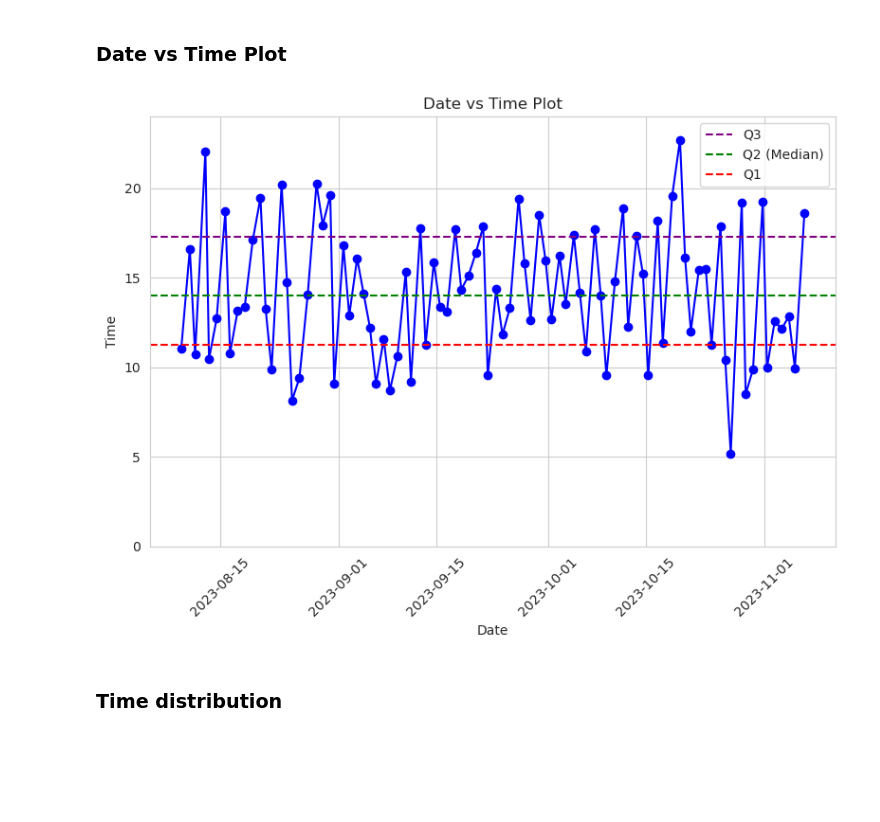
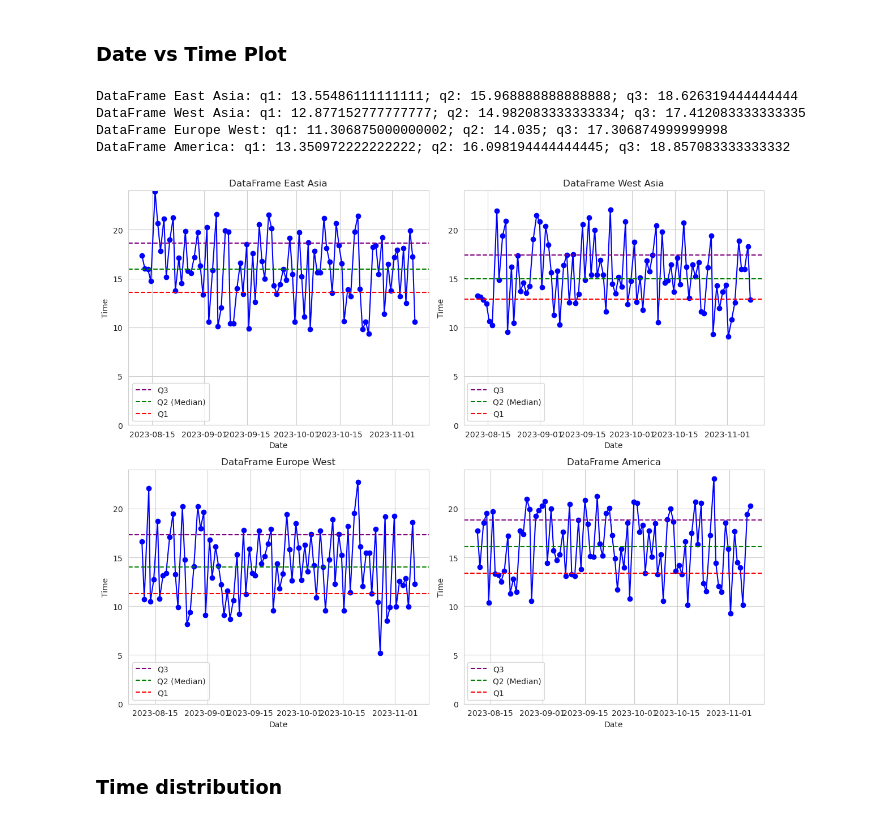
Before and after one commit to CallumAlexander/BeReal.-Analysis, a Jupyter notebook: notebook.ipynb, the cells around one changed output. Saved outputs shown, nothing was run; the diff lists cells and outputs as text; code cells hidden in the pictures; blank space fills up the shorter version.

Commit message:
Integrating all the dataframes together for much more analysis

```diff
--- a/notebook.ipynb
+++ b/notebook.ipynb
@@ -31,11 +50,23 @@ def float_to_time(time_float):
 ## Beginning of Analysis
 # %%
 day_names = ['Monday', 'Tuesday', 'Wednesday', 'Thursday', 'Friday', 'Saturday', 'Sunday']
+timezone_names = ['East Asia', 'West Asia', 'Europe West', 'America']
 current_time = datetime.now()
 current_time = current_time.hour + current_time.minute / 60 + current_time.second / 3600
 
-df = pd.read_csv('BRTimeHistory_1699221717_Europe_London.csv')
-df['Timestamp'] = pd.to_datetime(df['Timestamp'])
+df = pd.read_csv('BRTimeHistory_1699215361_UTC.csv')
+df['Timestamp'] = pd.to_datetime(df['Timestamp'], utc=True).dt.tz_convert('UTC')
+
+df['Timestamp'] = df.apply(lambda row: convert_timestamp(row), axis=1)
+print(df.head())
+# df['Timestamp'] = pd.to_datetime(df['Timestamp']).dt.tz_localize(None)
+# df['Timestamp'] = df['Timestamp'].dt.to_pydatetime()
+
+pydatetimes = []
+for ts in df['Timestamp']:
+    pydatetimes.append(ts.tz_localize(None).to_pydatetime())
+df['Timestamp'] = pydatetimes
+
 df['Date'] = df['Timestamp'].dt.date
 df['Time'] = df['Timestamp'].dt.time
 df['Day of Week'] = df['Timestamp'].dt.dayofweek
@@ -46,3 +77,4 @@ df['Time int'] = df['Timestamp'].dt.hour + df['Timestamp'].dt.minute / 60 + df['
 # df.drop('Region', axis=1, inplace=True)
 df.drop('Moment ID', axis=1, inplace=True)
 # df.drop('Time.dt.hour + europe['Timestamp'].dt.minute / 60stamp', axis=1, inplace=True)
+df
@@ -84,32 +168,42 @@ europe[['Hour', 'Minute', 'Second', 'Time int']].describe()
 # %% [markdown]
 ### Date vs Time Plot
 # %%
-q1 = np.percentile(europe['Time int'], 25)
-q2 = np.percentile(europe['Time int'], 50)  # Median (Q2) is the same as the 50th percentile
-q3 = np.percentile(europe['Time int'], 75)
-iqr = q3 - q1
-whisker_end_low = q1 - 1.5 * iqr  # Lower whisker end
-whisker_end_high = q3 + 1.5 * iqr  # Upper whisker end
+def plot_date_vs_time_subplot(ax, df, title):
+    q1 = np.percentile(df['Time int'], 25)
+    q2 = np.percentile(df['Time int'], 50)
+    q3 = np.percentile(df['Time int'], 75)
+    iqr = q3 - q1
+    print(f'{title}: q1: {q1}; q2: {q2}; q3: {q3}')
 
-plt.figure(figsize=(8, 6))
-plt.plot(europe['Timestamp'], europe['Time int'], marker='o', linestyle='-', color='b')
-# Plot quartiles as horizontal lines
-# plt.axhline(y=whisker_end_high, color='brown', linestyle='--', label='Upper Whisker End')
-plt.axhline(y=q3, color='purple', linestyle='--', label='Q3')
-plt.axhline(y=q2, color='g', linestyle='--', label='Q2 (Median)')
-plt.axhline(y=q1, color='r', linestyle='--', label='Q1')
-# plt.axhline(y=whisker_end_low, color='orange', linestyle='--', label='Lower Whisker End')
+    ax.plot(df['Timestamp'], df['Time int'], marker='o', linestyle='-', color='b')
+    ax.axhline(y=q3, color='purple', linestyle='--', label='Q3')
+    ax.axhline(y=q2, color='g', linestyle='--', label='Q2 (Median)')
+    ax.axhline(y=q1, color='r', linestyle='--', label='Q1')
+    ax.set_xlabel('Date')
+    ax.set_ylabel('Time')
+    ax.set_ylim(0,24)
+    ax.set_title(title)
+    ax.legend()
 
-plt.xlabel('Date')
-plt.ylabel('Time')
-plt.title('Date vs Time Plot')
-plt.xticks(rotation=45)
-plt.ylim(0, 24)
-plt.legend()
+fig, axs = plt.subplots(2, 2, figsize=(12, 10))
+
+# Iterate over subplots and plot each DataFrame
+for i, ax in enumerate(axs.flat):
+    if i < len(dataframes):
+        df_ = dataframes[i]
+        title = f'DataFrame {timezone_names[i]}'
+        plot_date_vs_time_subplot(ax, df_, title)
+    else:
+        ax.axis('off')  # Turn off extra subplots if there are fewer DataFrames than subplots
+
 plt.tight_layout()
 plt.show()
 # %% [output]
+DataFrame East Asia: q1: 13.55486111111111; q2: 15.968888888888888; q3: 18.626319444444444
+DataFrame West Asia: q1: 12.877152777777777; q2: 14.982083333333334; q3: 17.412083333333335
+DataFrame Europe West: q1: 11.306875000000002; q2: 14.035; q3: 17.306874999999998
+DataFrame America: q1: 13.350972222222222; q2: 16.098194444444445; q3: 18.857083333333332
-[figure, old version]
+[figure, new version]
 # %% [markdown]
 ### Time distribution
 # %%
```
Also changed, not shown: parts of 16 cells of this notebook.
